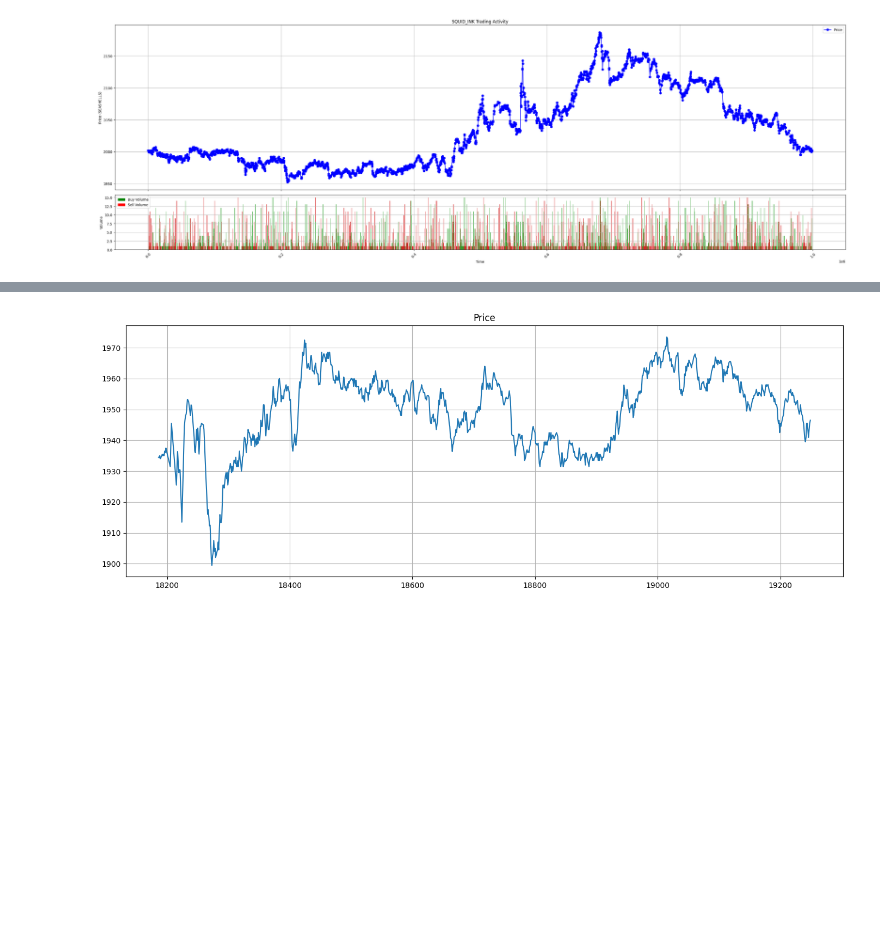
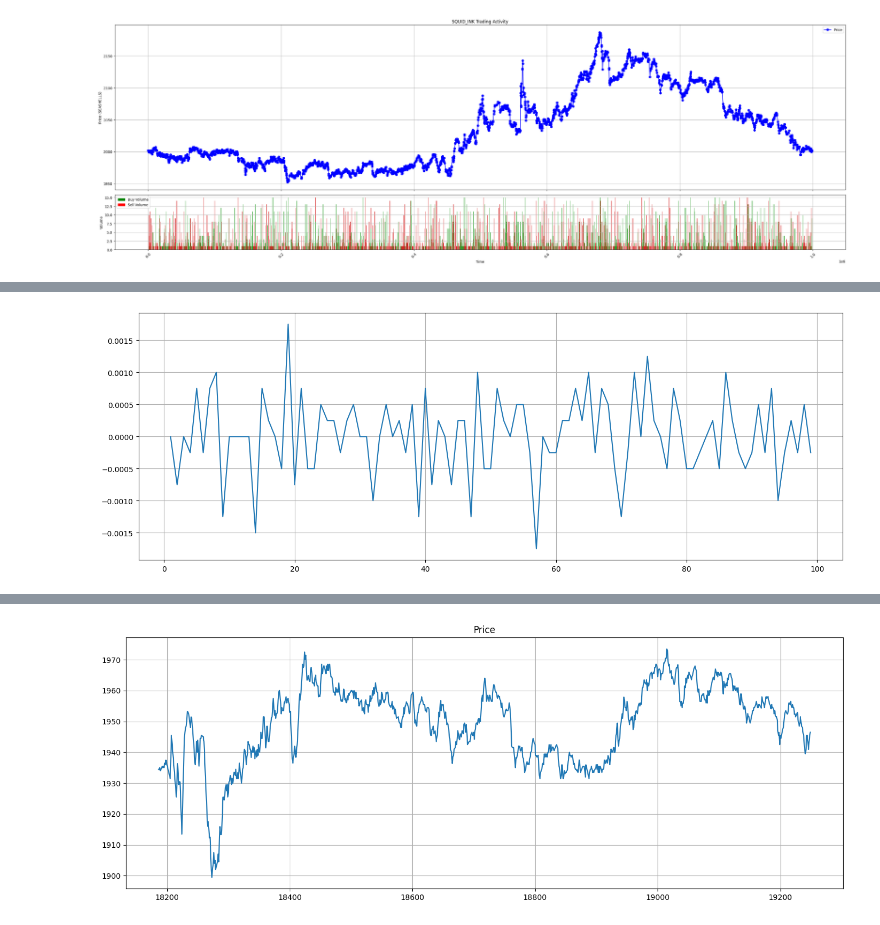
Before and after one commit to YannTab/Prosperity-3, a Jupyter notebook: actual/analysis.ipynb, the cells around one changed output, grey strips where cells are left out. Saved outputs shown, nothing was run; the diff lists cells and outputs as text; code cells hidden in the pictures; blank space fills up the shorter version.

```diff
--- a/actual/analysis.ipynb
+++ b/actual/analysis.ipynb
@@ -584,0 +572,8 @@ plt.show()
+# %%
+fig, ax = plt.subplots(figsize=(17,6))
+squid_returns = squid_ink_all_days.pct_change()
+squid_returns[:100].plot(ax=ax)
+ax.grid()
+plt.show()
+# %% [output]
+[figure, added]
```
Also changed, not shown: parts of 5 cells of this notebook, 15 other files.
